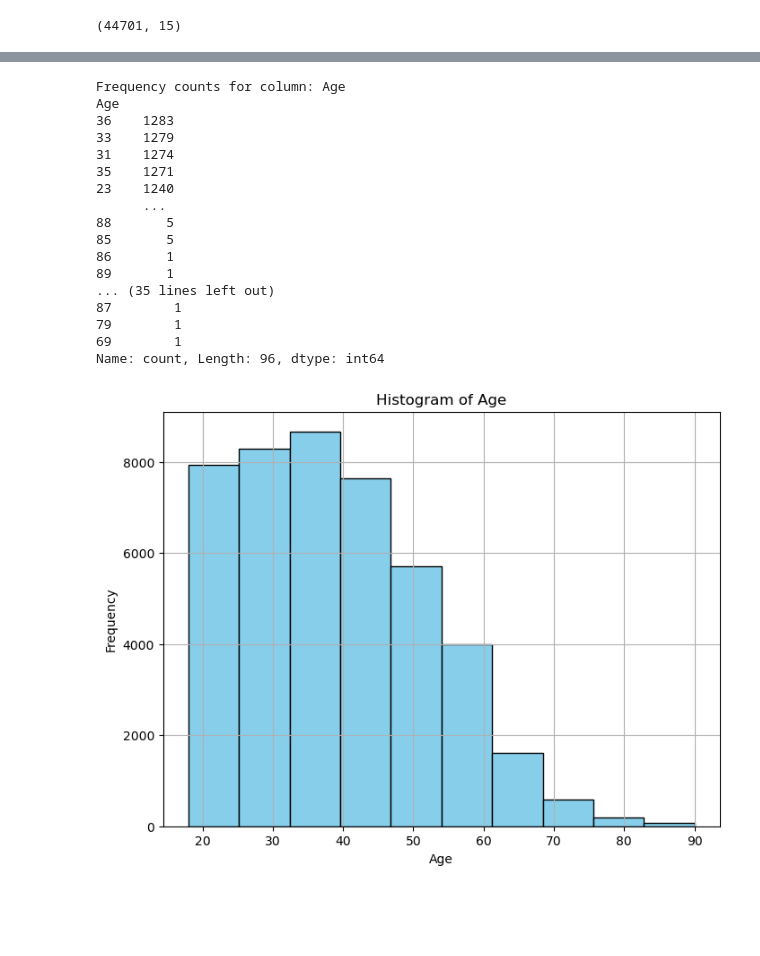
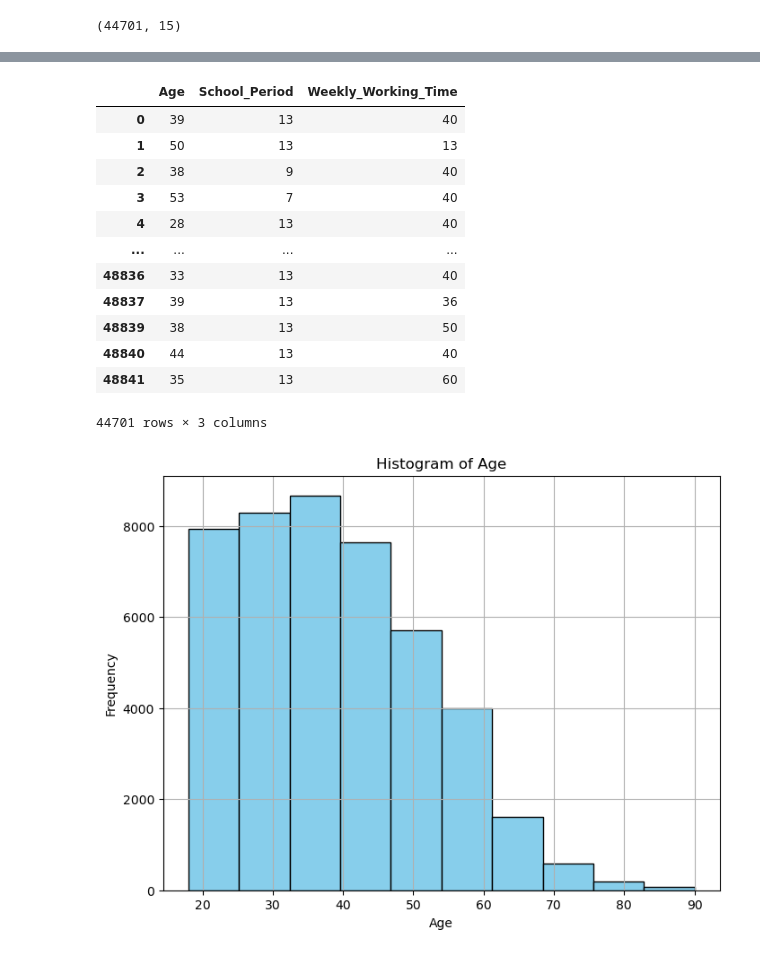
Before and after one commit to Inupa6677/Income-prediction-using-adult-data, a Jupyter notebook: ML Coursework 2024.ipynb, the cells around one changed output, grey strips where cells are left out. Cells and saved outputs as stored; diff of their text form; code cells hidden in the pictures; blank space fills up the shorter version.

```diff
--- a/ML Coursework 2024.ipynb
+++ b/ML Coursework 2024.ipynb
@@ -398,30 +374,23 @@ Name: count, dtype: int64
 # done some manual inspection and then frequency check for all categorical variables
 # looks no outliers in categorical variables
 # %%
-numeric_var_1 = ['Age', 'School_Period', 'Weekly_Working_Time' ]
+numeric_var_1 =df1[['Age', 'School_Period', 'Weekly_Working_Time' ]]
 # %%
-for col in numeric_var_1:
-    print("Frequency counts for column:", col)
-    print(df1[col].value_counts())
-    print("\n")
+numeric_var_1
 # %% [output]
+|  | Age | School_Period | Weekly_Working_Time |
+| 0 | 39 | 13 | 40 |
+| 1 | 50 | 13 | 13 |
+| 2 | 38 | 9 | 40 |
+| 3 | 53 | 7 | 40 |
+| 4 | 28 | 13 | 40 |
+| ... | ... | ... | ... |
+| 48836 | 33 | 13 | 40 |
+| 48837 | 39 | 13 | 36 |
+| 48839 | 38 | 13 | 50 |
+| 48840 | 44 | 13 | 40 |
+| 48841 | 35 | 13 | 60 |
-Frequency counts for column: Age
-Age
-36    1283
-33    1279
-31    1274
-35    1271
-23    1240
-      ...
-88       5
-85       5
-86       1
-89       1
-... (35 lines left out)
-87        1
-79        1
-69        1
-Name: count, Length: 96, dtype: int64
+44701 rows × 3 columns
 # %%
 for col in numeric_var_1:
     plt.figure(figsize=(8, 6))
```
Also changed, not shown: parts of 39 cells of this notebook.
